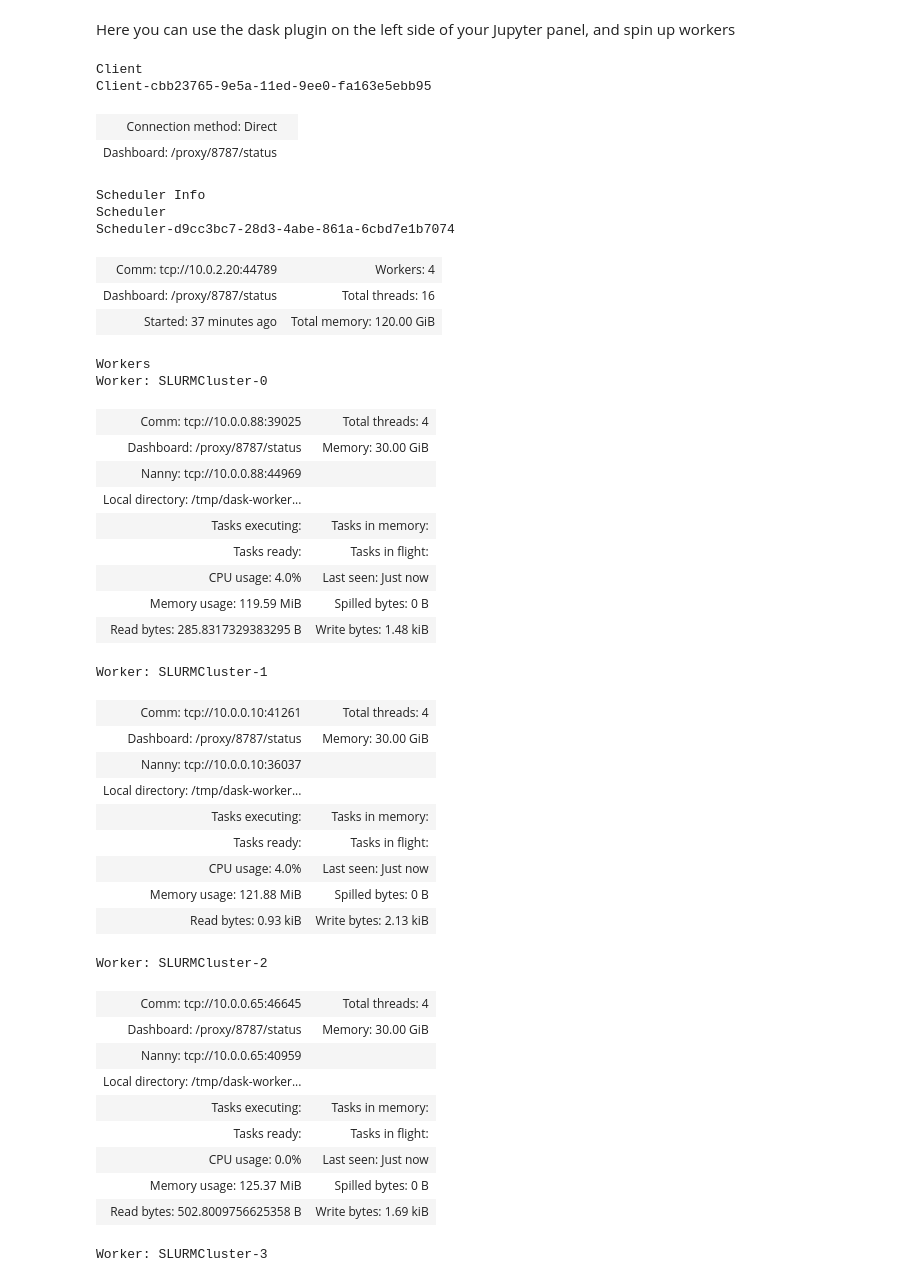
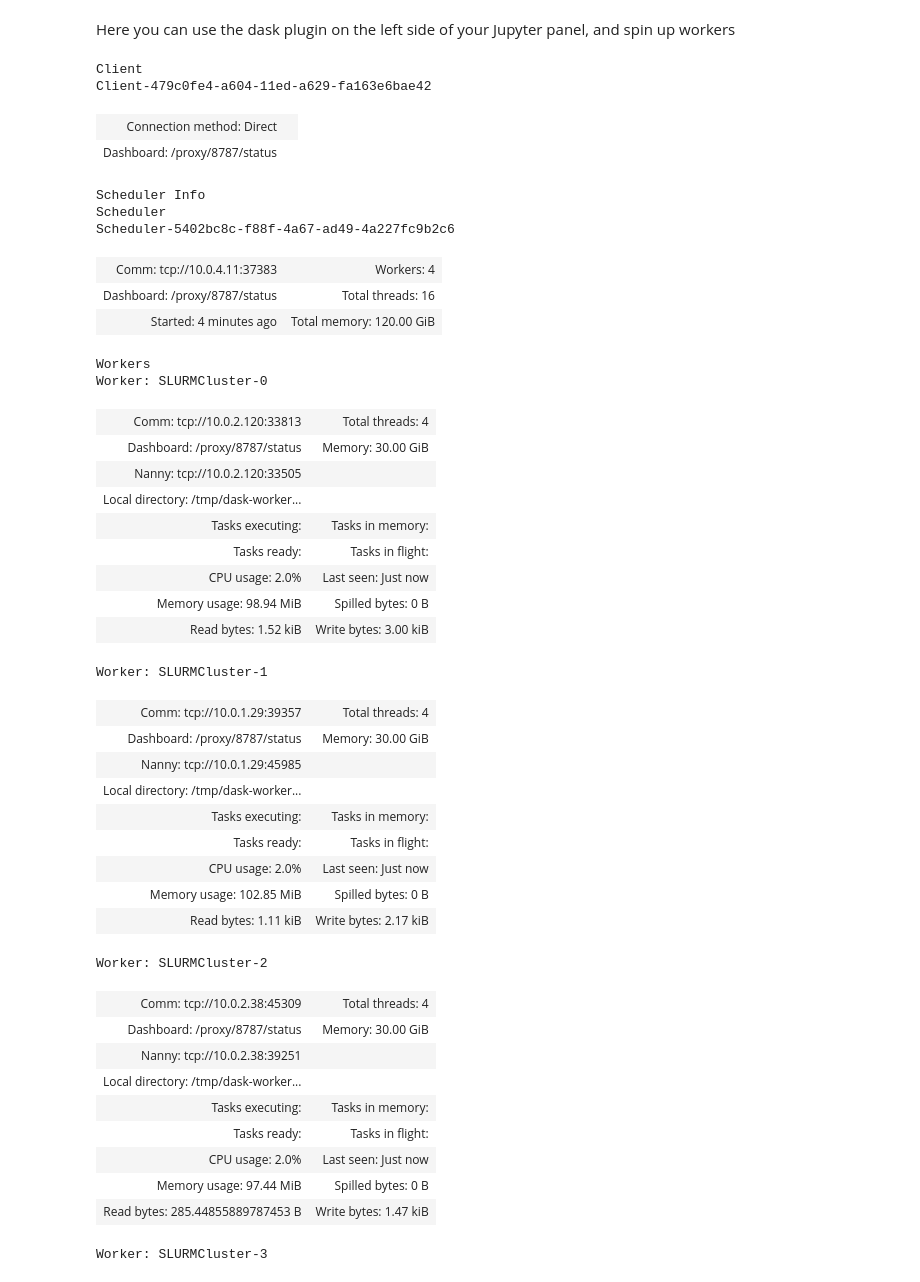
Before and after one commit to TUDelftGeodesy/sarxarray, a Jupyter notebook: examples/demo_sarxarray_spider.ipynb, the cells around one changed output. Cells and saved outputs as stored; diff of their text form; code cells hidden in the pictures.

```diff
--- a/examples/demo_sarxarray_spider.ipynb
+++ b/examples/demo_sarxarray_spider.ipynb
@@ -115,48 +155,48 @@ Here you can use the dask plugin on the left side of your Jupyter panel, and spi
 # %%
 from dask.distributed import Client
 
-client = Client("tcp://10.0.2.20:44789")
+client = Client("tcp://10.0.4.11:37383")
 client
 # %% [output]
 Client
-Client-cbb23765-9e5a-11ed-9ee0-fa163e5ebb95
+Client-479c0fe4-a604-11ed-a629-fa163e6bae42
 | Connection method: Direct |  |
 | Dashboard: /proxy/8787/status |  |
 Scheduler Info
 Scheduler
-Scheduler-d9cc3bc7-28d3-4abe-861a-6cbd7e1b7074
+Scheduler-5402bc8c-f88f-4a67-ad49-4a227fc9b2c6
-| Comm: tcp://10.0.2.20:44789 | Workers: 4 |
+| Comm: tcp://10.0.4.11:37383 | Workers: 4 |
 | Dashboard: /proxy/8787/status | Total threads: 16 |
-| Started: 37 minutes ago | Total memory: 120.00 GiB |
+| Started: 4 minutes ago | Total memory: 120.00 GiB |
 Workers
 Worker: SLURMCluster-0
-| Comm: tcp://10.0.0.88:39025 | Total threads: 4 |
+| Comm: tcp://10.0.2.120:33813 | Total threads: 4 |
 | Dashboard: /proxy/8787/status | Memory: 30.00 GiB |
-| Nanny: tcp://10.0.0.88:44969 |  |
+| Nanny: tcp://10.0.2.120:33505 |  |
 | Local directory: /tmp/dask-worker... |  |
 | Tasks executing: | Tasks in memory: |
 | Tasks ready: | Tasks in flight: |
-| CPU usage: 4.0% | Last seen: Just now |
-| Memory usage: 119.59 MiB | Spilled bytes: 0 B |
-| Read bytes: 285.8317329383295 B | Write bytes: 1.48 kiB |
+| CPU usage: 2.0% | Last seen: Just now |
+| Memory usage: 98.94 MiB | Spilled bytes: 0 B |
+| Read bytes: 1.52 kiB | Write bytes: 3.00 kiB |
 Worker: SLURMCluster-1
-| Comm: tcp://10.0.0.10:41261 | Total threads: 4 |
+| Comm: tcp://10.0.1.29:39357 | Total threads: 4 |
 | Dashboard: /proxy/8787/status | Memory: 30.00 GiB |
-| Nanny: tcp://10.0.0.10:36037 |  |
+| Nanny: tcp://10.0.1.29:45985 |  |
 | Local directory: /tmp/dask-worker... |  |
 | Tasks executing: | Tasks in memory: |
 | Tasks ready: | Tasks in flight: |
-| CPU usage: 4.0% | Last seen: Just now |
-| Memory usage: 121.88 MiB | Spilled bytes: 0 B |
-| Read bytes: 0.93 kiB | Write bytes: 2.13 kiB |
+| CPU usage: 2.0% | Last seen: Just now |
+| Memory usage: 102.85 MiB | Spilled bytes: 0 B |
+| Read bytes: 1.11 kiB | Write bytes: 2.17 kiB |
 Worker: SLURMCluster-2
-| Comm: tcp://10.0.0.65:46645 | Total threads: 4 |
+| Comm: tcp://10.0.2.38:45309 | Total threads: 4 |
 | Dashboard: /proxy/8787/status | Memory: 30.00 GiB |
-| Nanny: tcp://10.0.0.65:40959 |  |
+| Nanny: tcp://10.0.2.38:39251 |  |
 | Local directory: /tmp/dask-worker... |  |
 | Tasks executing: | Tasks in memory: |
 | Tasks ready: | Tasks in flight: |
-| CPU usage: 0.0% | Last seen: Just now |
-| Memory usage: 125.37 MiB | Spilled bytes: 0 B |
-| Read bytes: 502.8009756625358 B | Write bytes: 1.69 kiB |
+| CPU usage: 2.0% | Last seen: Just now |
+| Memory usage: 97.44 MiB | Spilled bytes: 0 B |
+| Read bytes: 285.44855889787453 B | Write bytes: 1.47 kiB |
 Worker: SLURMCluster-3
```
Also changed, not shown: parts of 8 cells of this notebook.
